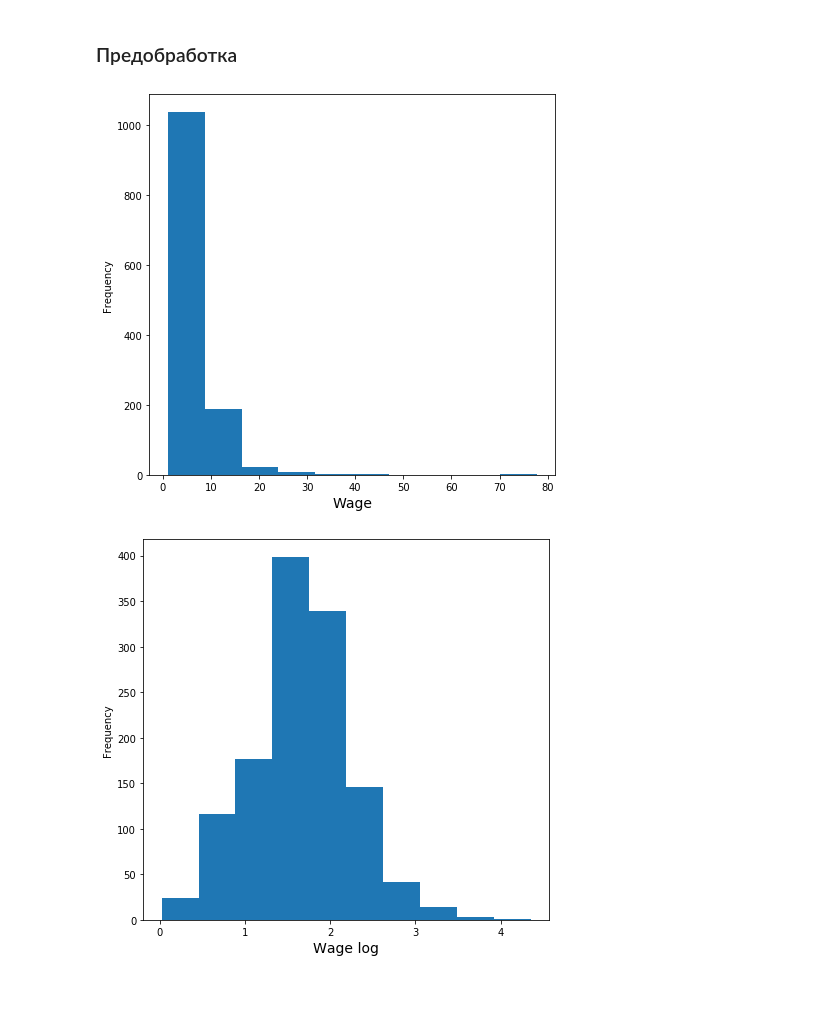
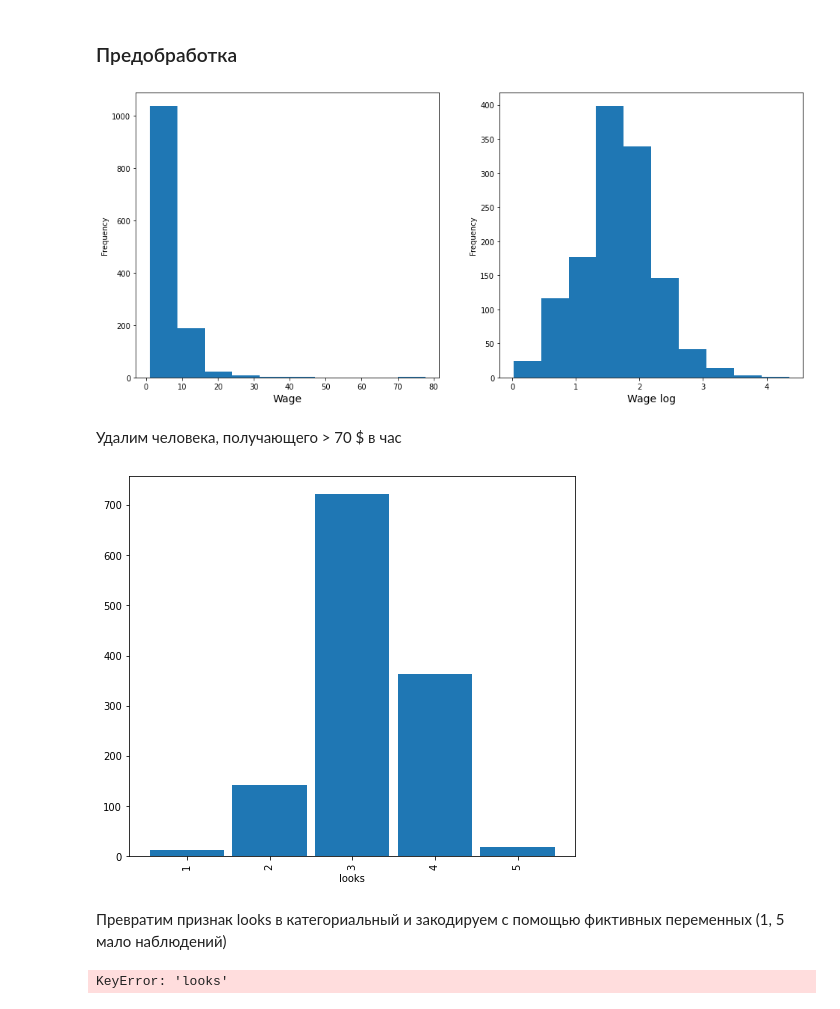
Before and after one commit to Eanhain/Yandex_MIPT_ML_Courses, a Jupyter notebook: info_4_course/notebook/week_3/stat.regression_my.ipynb, the cells around one changed output. Cells and saved outputs as stored; diff of their text form; code cells hidden in the pictures.

```diff
--- a/info_4_course/notebook/week_3/stat.regression_my.ipynb
+++ b/info_4_course/notebook/week_3/stat.regression_my.ipynb
@@ -69,11 +69,27 @@ plt.figure(figsize(16, 7))
 plt.subplot(1, 2, 1)
 data["wage"].plot(kind="hist")
 plt.xlabel("Wage", fontsize=14)
-plt.figure(figsize(16, 7))
 
 plt.subplot(1, 2, 2)
 np.log(data["wage"]).plot(kind="hist")
 plt.xlabel("Wage log", fontsize=14);
+pylab.show()
 # %% [output]
-[figure, old version]
+[figure, new version]
-[figure, removed]
+# %% [markdown]
+Удалим человека, получающего > 70 $ в час
+# %%
+data = data[data["wage"] < 77]
+# %%
+plt.figure(figsize(8, 7))
+data.groupby("looks").looks.agg(lambda x: len(x)).plot(kind="bar", width=.9);
+# %% [output]
+[figure, added]
+# %% [markdown]
+Превратим признак looks в категориальный и закодируем с помощью фиктивных переменных (1, 5 мало наблюдений)
+# %%
+data["belowavg"] = data["looks"].apply(lambda x: 1 if x < 3 else 0)
+data["aboveavg"] = data["looks"].apply(lambda x: 1 if x > 3 else 0)
+data.drop(["looks"], axis=1, inplace=True)
+# %% [output]
+KeyError: 'looks'
```
Also changed, not shown: parts of 29 cells of this notebook, 16 other files.
